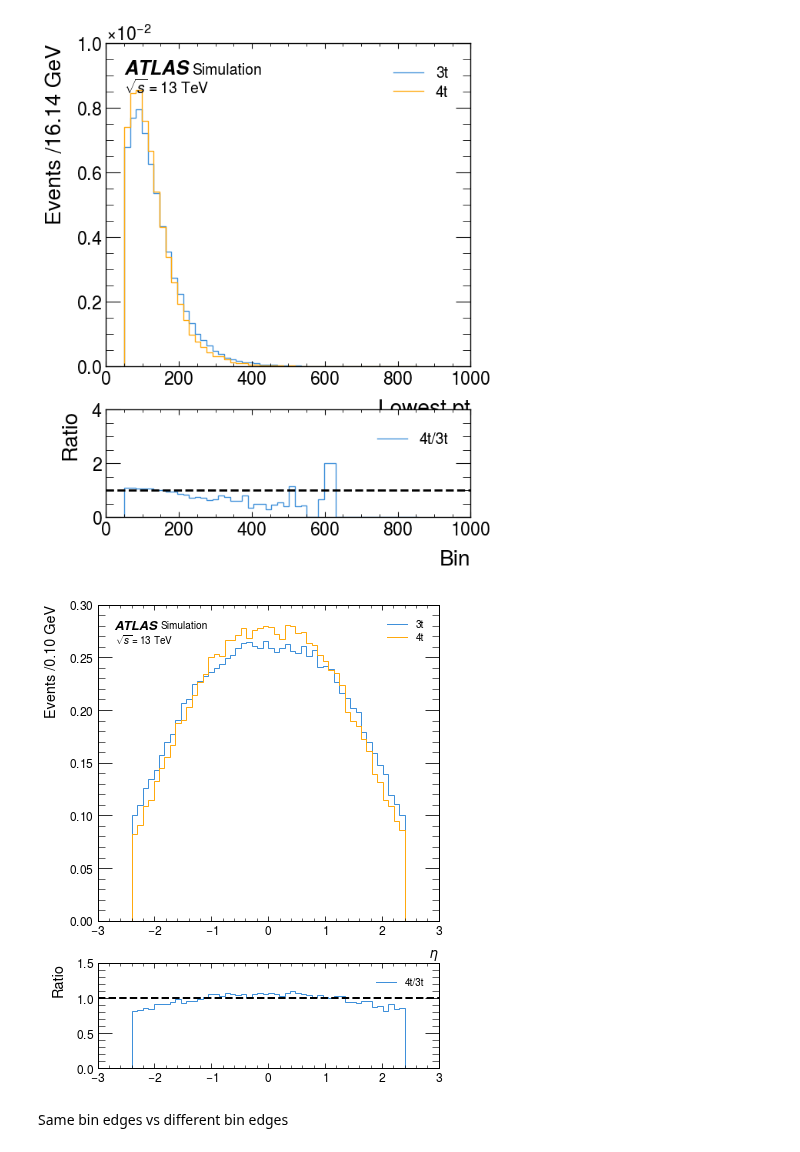
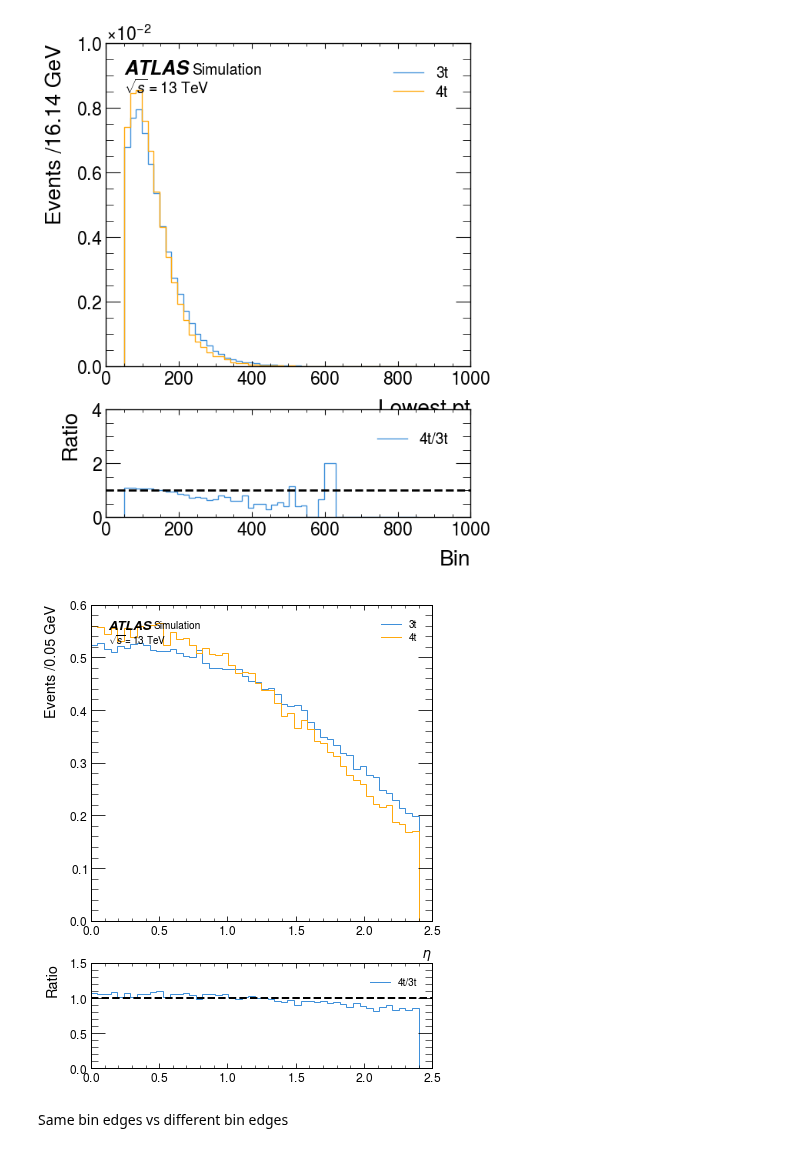
Before and after one commit to archiebrooks02/MPHYS-4Top, a Jupyter notebook: 3v4_partonic.ipynb, the cells around one changed output. Cells and saved outputs as stored; diff of their text form; code cells hidden in the pictures.

```diff
--- a/3v4_partonic.ipynb
+++ b/3v4_partonic.ipynb
@@ -47,6 +47,8 @@ def histogram(data, bins, data_label, axes, density=False, ratio=False, ratio_ax
         ratio_axes.set_xlabel(axes.get_xlabel())
         ratio_axes.axhline(1, color='black', linestyle='--')  # Reference line at ratio=1
         ratio_axes.legend()
+        if ratio_axes.get_ylim()[1]>5:
+            ratio_axes.set_ylim(0,5)
 
     hep.atlas.label(ax=axes)
 # %% [markdown]
@@ -375,11 +429,11 @@ plt.show()
 [figure]
 # %%
 fig, ax = plt.subplots(nrows = 2, ncols = 1, gridspec_kw={'height_ratios': [3, 1]},figsize = (6,8))
-histogram([transposed_3t.eta, transposed_4t.eta], 50, ['3t', '4t'], ax[0],density=True, ratio=True, ratio_axes=ax[1])
+histogram([np.abs(transposed_3t.eta), np.abs(transposed_4t.eta)], 50, ['3t', '4t'], ax[0],density=True, ratio=True, ratio_axes=ax[1])
 ax[0].set_xlabel('$\eta$')
 plt.show()
 # %% [output]
-[figure, old version]
+[figure, new version]
 # %% [markdown]
 Same bin edges vs different bin edges
 # %%
```
Also changed, not shown: parts of 8 cells of this notebook, 1 other file.
